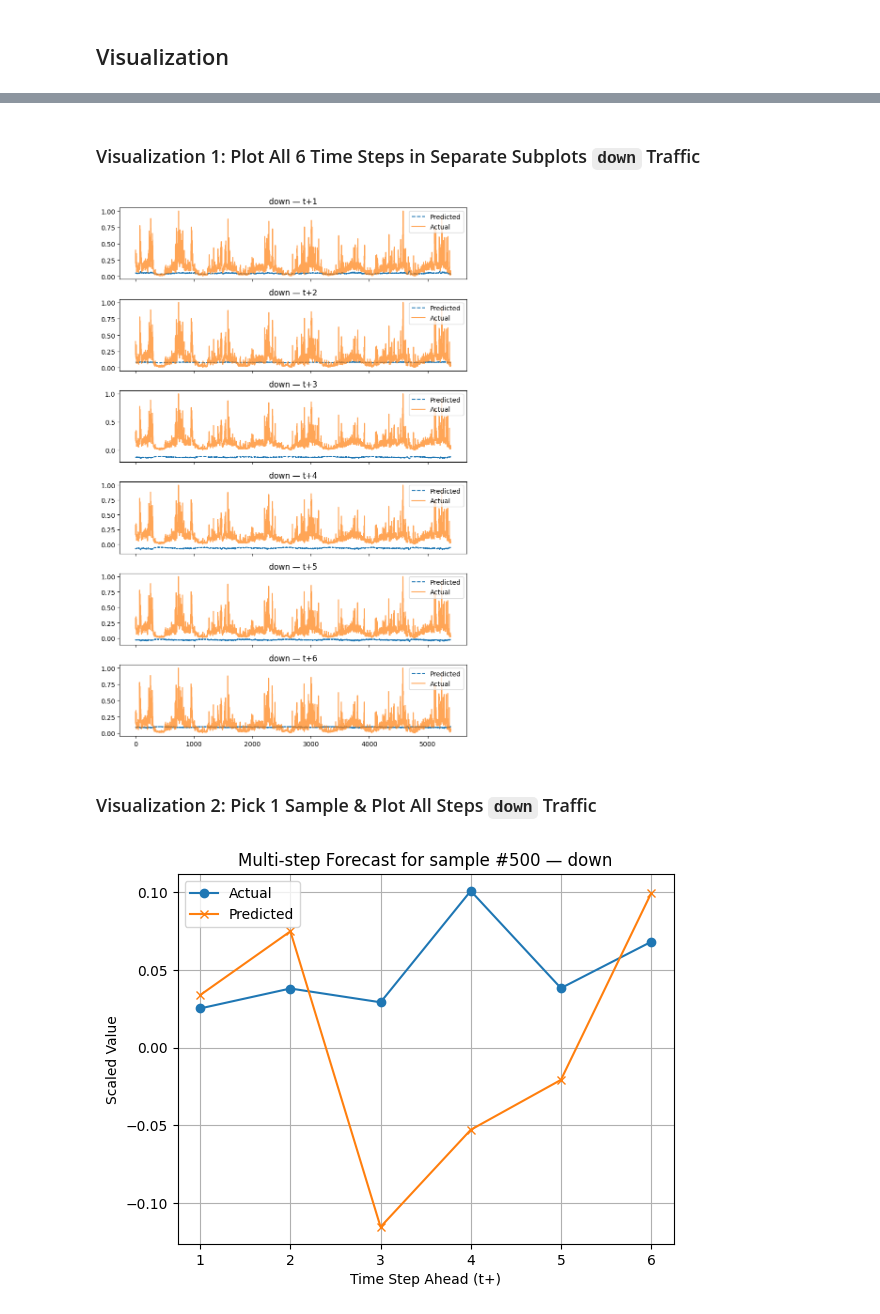
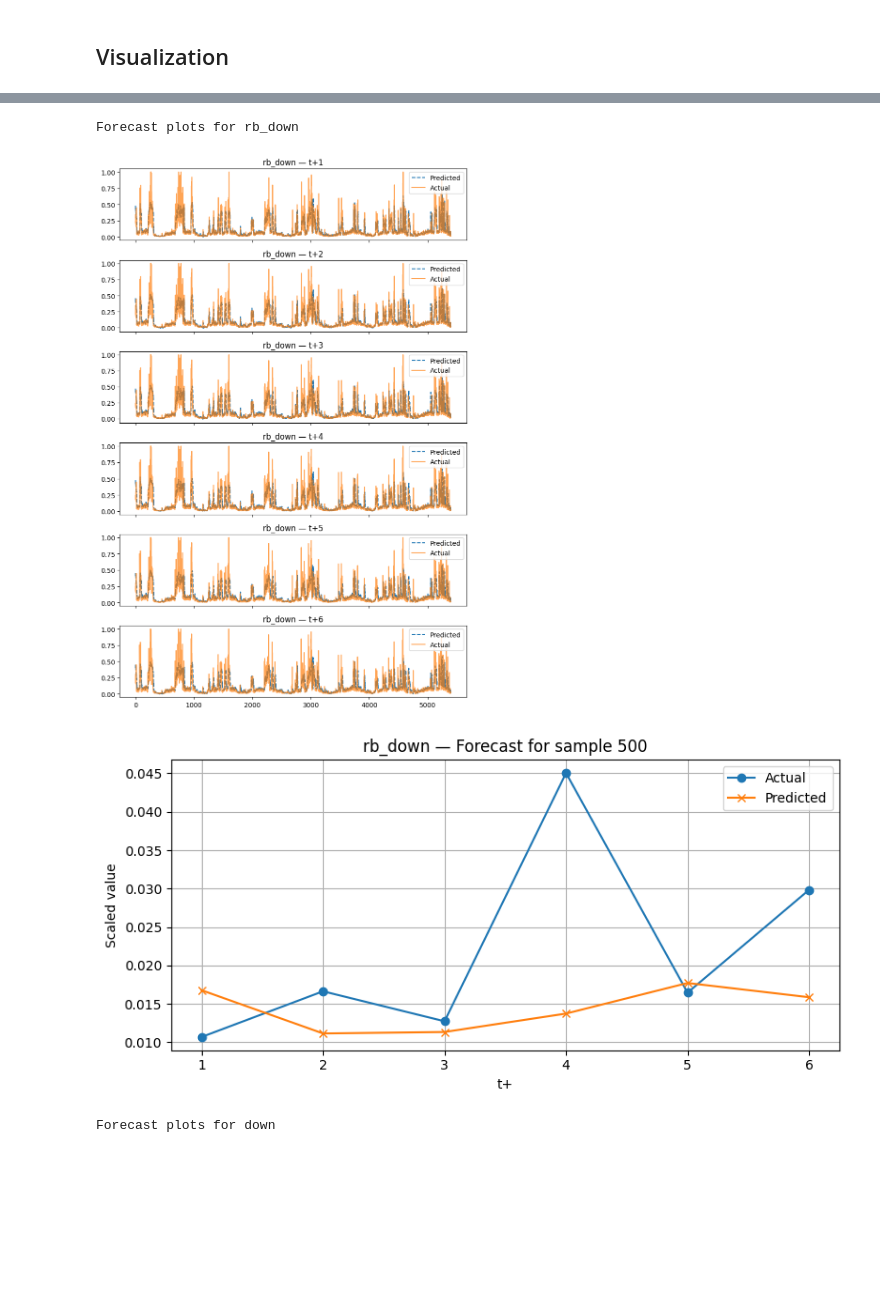
Before and after one commit to amirsaeedm/Slice-Aware-FL-Traffic-Prediction, a Jupyter notebook: capstone/01. basic_multistep_LSTM.ipynb, the cells around one changed output, grey strips where cells are left out. Saved outputs shown, nothing was run; the diff lists cells and outputs as text; code cells hidden in the pictures; blank space fills up the shorter version.

```diff
--- a/capstone/01. basic_multistep_LSTM.ipynb
+++ b/capstone/01. basic_multistep_LSTM.ipynb
@@ -216,37 +201,39 @@ plt.show()
-# %% [markdown]
-### Visualization 1: Plot All 6 Time Steps in Separate Subplots `down` Traffic
-# %%
-import matplotlib.pyplot as plt
-
-target_idx = 3  # 'down'
-
-fig, axs = plt.subplots(6, 1, figsize=(8, 12), sharex=True)
-for step in range(6):  # t+1 to t+6
-    axs[step].plot(preds[:, step, target_idx], label="Predicted", linestyle='--')
-    axs[step].plot(y_test[:, step, target_idx], label="Actual", alpha=0.7)
-    axs[step].set_title(f"{args.targets[target_idx]} — t+{step+1}")
-    axs[step].legend()
-
-plt.tight_layout()
-plt.show()
-# %% [output]
-[figure, removed]
-# %% [markdown]
-### Visualization 2: Pick 1 Sample & Plot All Steps `down` Traffic
-# %%
-import matplotlib.pyplot as plt
-
-sample_idx = 500  # pick any test sample
-target_idx = 3  # 'down'
-
-plt.plot(range(1, 7), y_test[sample_idx, :, target_idx], label="Actual", marker='o')
-plt.plot(range(1, 7), preds[sample_idx, :, target_idx], label="Predicted", marker='x')
-plt.title(f"Multi-step Forecast for sample #{sample_idx} — {args.targets[target_idx]}")
-plt.xlabel("Time Step Ahead (t+)")
-plt.ylabel("Scaled Value")
-plt.xticks(range(1, 7))
-plt.legend()
-plt.grid(True)
-plt.show()
-# %% [output]
-[figure, removed]
+# %%
+# ─────────────────────────────────────────────────────────────
+# STEP 6: Visualizations
+
+def plot_all_steps(preds, y_test, var_name):
+    idx = args.targets.index(var_name)
+    fig, axs = plt.subplots(6, 1, figsize=(8, 12), sharex=True)
+    for t in range(6):
+        axs[t].plot(preds[:, t, idx], label='Predicted', linestyle='--')
+        axs[t].plot(y_test[:, t, idx], label='Actual', alpha=0.7)
+        axs[t].set_title(f"{var_name} — t+{t+1}")
+        axs[t].legend()
+    plt.tight_layout()
+    plt.show()
+
+def plot_sample_steps(preds, y_test, sample_idx, var_name):
+    idx = args.targets.index(var_name)
+    plt.figure(figsize=(8, 4))
+    plt.plot(range(1, 7), y_test[sample_idx, :, idx], label="Actual", marker='o')
+    plt.plot(range(1, 7), preds[sample_idx, :, idx], label="Predicted", marker='x')
+    plt.title(f"{var_name} — Forecast for sample {sample_idx}")
+    plt.xlabel("t+")
+    plt.ylabel("Scaled value")
+    plt.xticks(range(1, 7))
+    plt.grid(True)
+    plt.legend()
+    plt.tight_layout()
+    plt.show()
+# %%
+# ───────────── Plot both variables ─────────────
+for var in ['rb_down', 'down']:
+    print(f"\nForecast plots for {var}")
+    plot_all_steps(preds, y_test, var)
+    plot_sample_steps(preds, y_test, sample_idx=500, var_name=var)
+# %% [output]
+Forecast plots for rb_down
+[figure, added]
+[figure, added]
+Forecast plots for down
```
Also changed, not shown: parts of 9 cells of this notebook, 2 other files.
